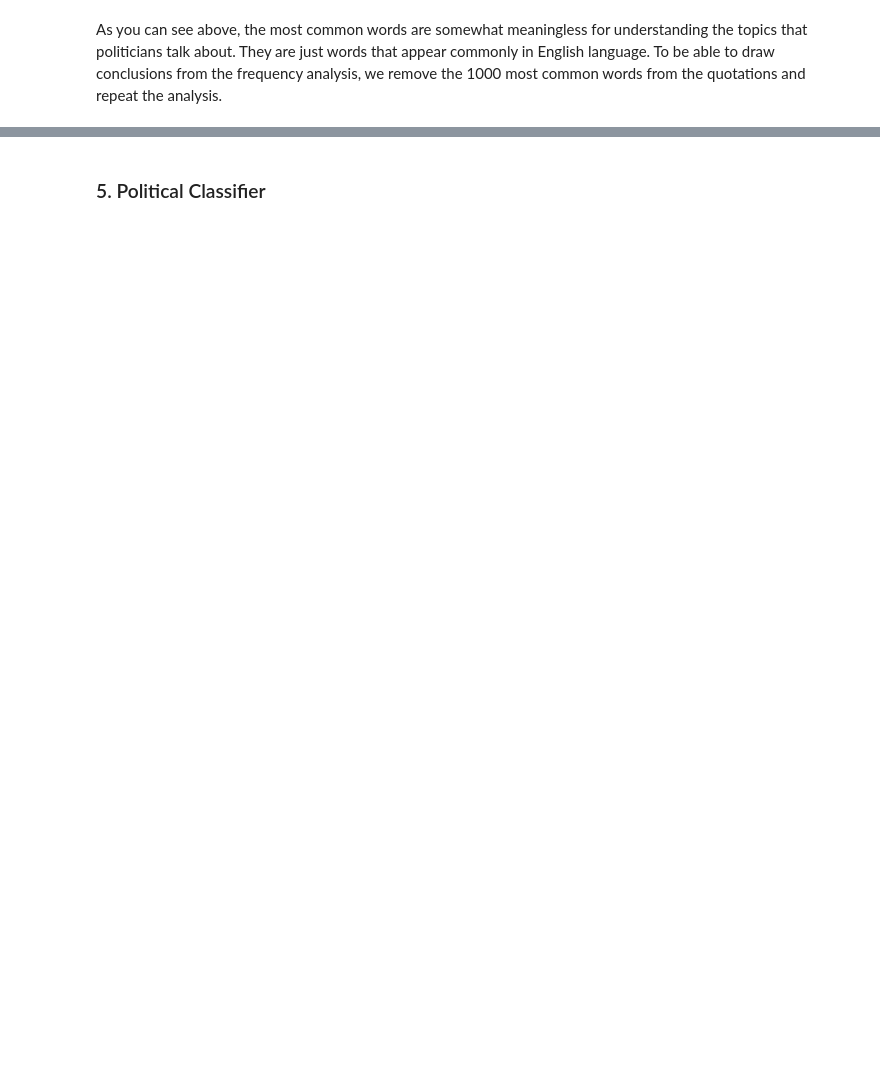
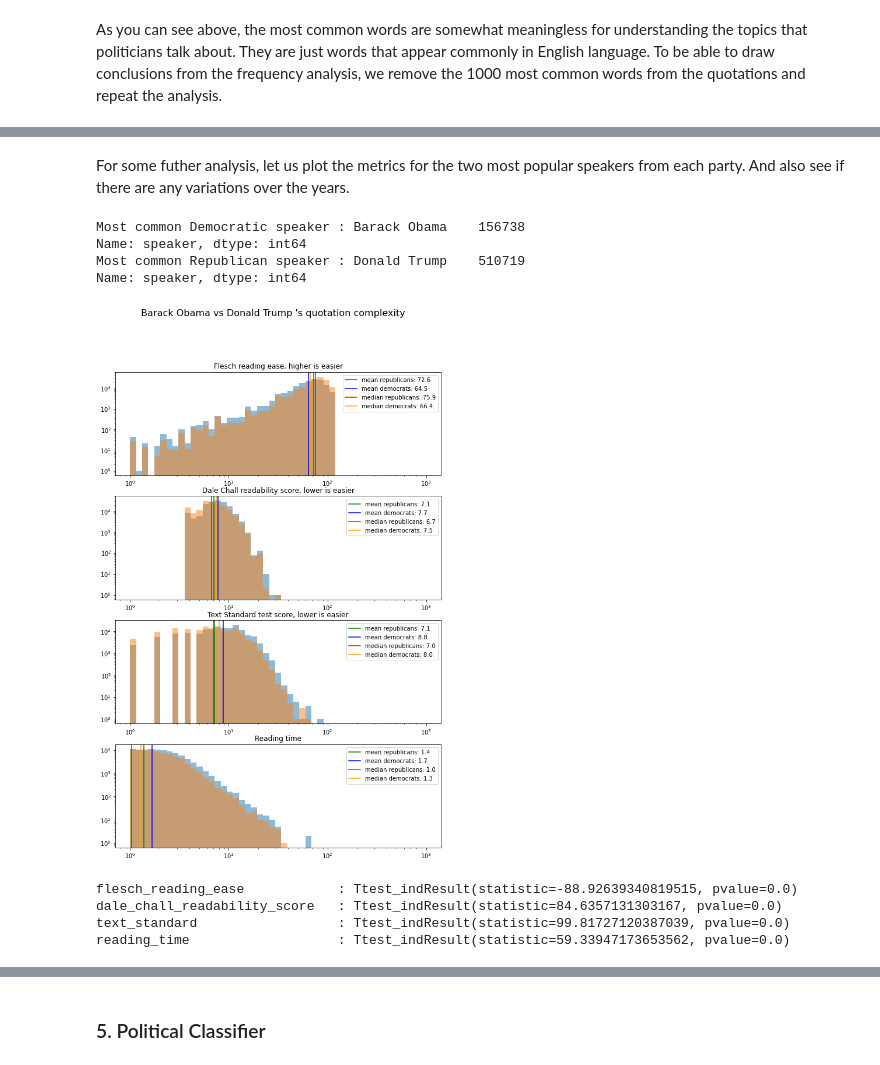
Before and after one commit to cndesabbata/Political-affiliation-predictor-from-quotes, a Jupyter notebook: political_classifier.ipynb, the cells around one changed output, grey strips where cells are left out. Saved outputs shown, nothing was run; the diff lists cells and outputs as text; code cells hidden in the pictures; blank space fills up the shorter version.

```diff
--- a/political_classifier.ipynb
+++ b/political_classifier.ipynb
@@ -286,0 +399,31 @@ freq.head(10)
+# %% [markdown]
+For some futher analysis, let us plot the metrics for the two most popular speakers from each party.
+And also see if there are any variations over the years.
+# %%
+print(f"Most common Democratic speaker : {democrats['speaker'].value_counts()[:1]}")
+
+print(f"Most common Republican speaker : {republicans['speaker'].value_counts()[:1]}")
+# %% [output]
+Most common Democratic speaker : Barack Obama    156738
+Name: speaker, dtype: int64
+Most common Republican speaker : Donald Trump    510719
+Name: speaker, dtype: int64
+# %%
+barack_obama = democrats[democrats['speaker'] == 'Barack Obama']
+donald_trump = republicans[republicans['speaker'] == 'Donald Trump']
+
+# again we take a random sample of equal number of quotes, for clearer visualizations
+donald_trump = donald_trump.sample( barack_obama['quote_id'].count())
+
+plot_metrics_scores(barack_obama,donald_trump, "Barack Obama vs Donald Trump 's quotation complexity")
+
+# and we check for statistical significance in the differece bw metric values
+for ft in readability_features:
+    res = ttest_ind(barack_obama[ft], donald_trump[ft])
+    print(f"{ft:<30} : {res}")
+# %% [output]
+[figure, added]
+flesch_reading_ease            : Ttest_indResult(statistic=-88.92639340819515, pvalue=0.0)
+dale_chall_readability_score   : Ttest_indResult(statistic=84.6357131303167, pvalue=0.0)
+text_standard                  : Ttest_indResult(statistic=99.81727120387039, pvalue=0.0)
+reading_time                   : Ttest_indResult(statistic=59.33947173653562, pvalue=0.0)
```
Also changed, not shown: parts of 47 cells of this notebook, 1 other file.
